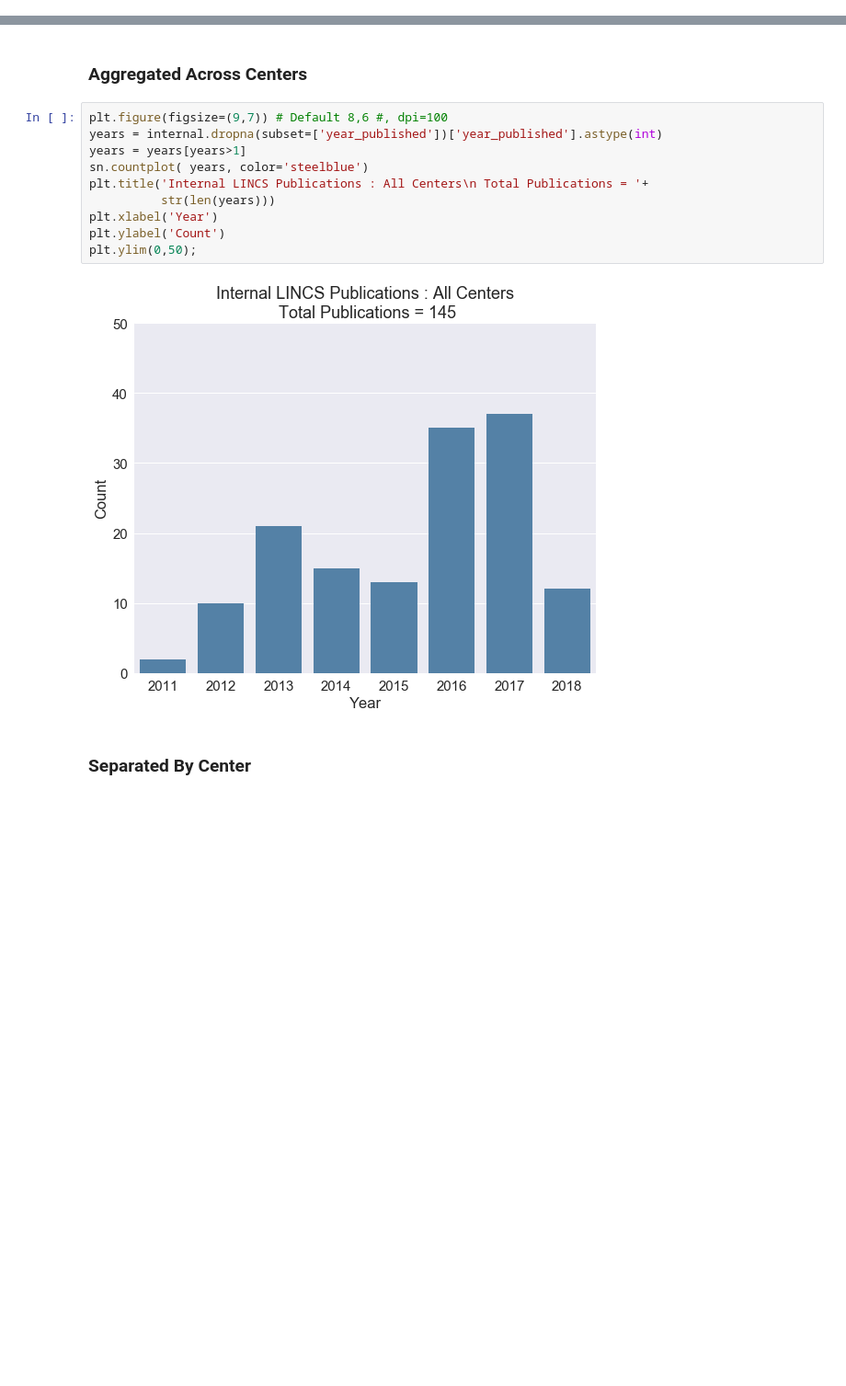
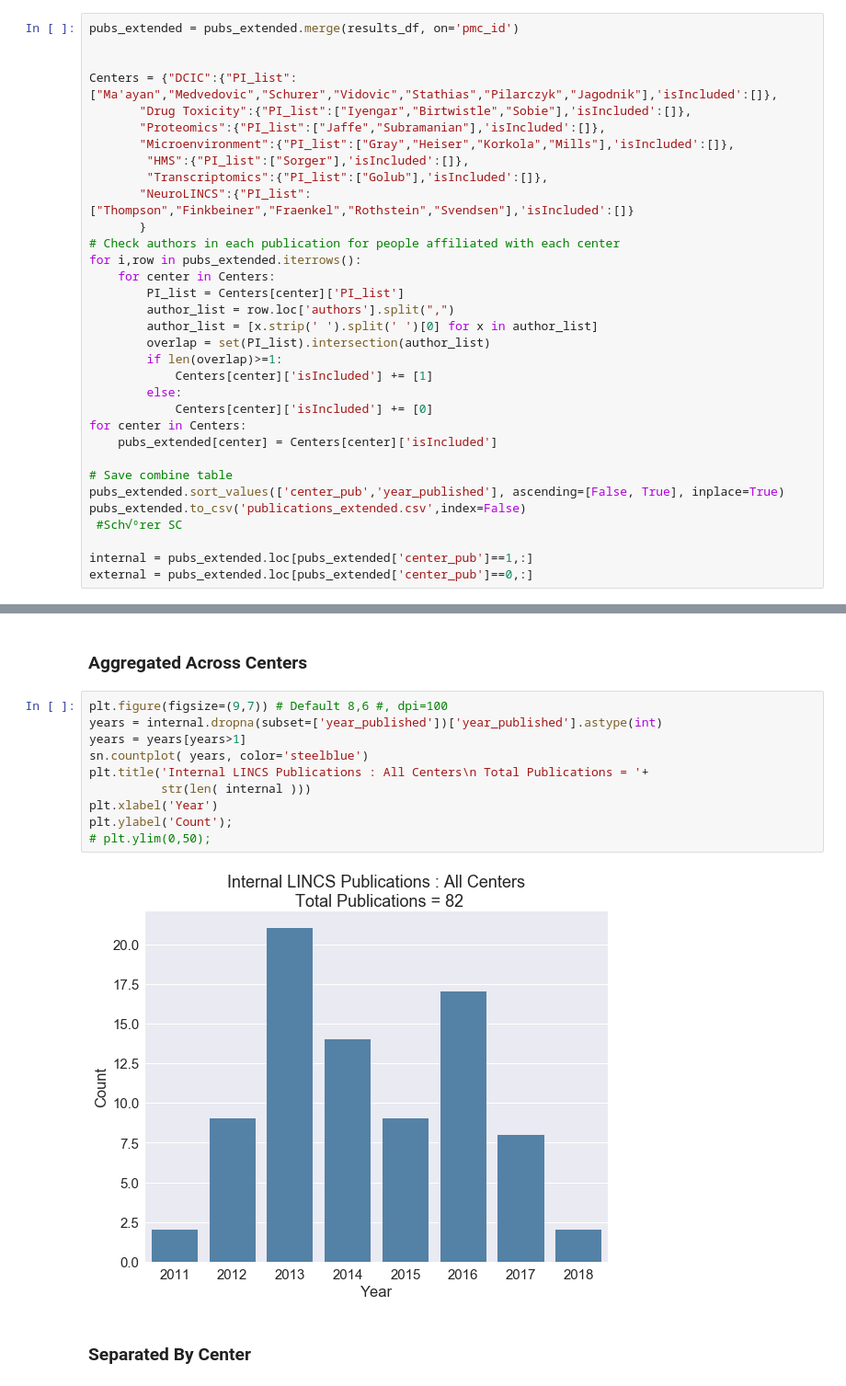
Before and after one commit to MaayanLab/LINCS-Publications-Report, a Jupyter notebook: LINCS_publications.ipynb, the cells around one changed output, grey strips where cells are left out. Shown at 92% size. Drawn from its saved outputs; the diff is of its cells as text; blank space fills up the shorter version.

Commit message:
Updated publications list

```diff
--- a/LINCS_publications.ipynb
+++ b/LINCS_publications.ipynb
@@ -155,3 +144,36 @@ def getCitations(url):
+# %%
+pubs_extended = pubs_extended.merge(results_df, on='pmc_id')
+
+
+Centers = {"DCIC":{"PI_list":["Ma'ayan","Medvedovic","Schurer","Vidovic","Stathias","Pilarczyk","Jagodnik"],'isIncluded':[]},
+       "Drug Toxicity":{"PI_list":["Iyengar","Birtwistle","Sobie"],'isIncluded':[]},
+       "Proteomics":{"PI_list":["Jaffe","Subramanian"],'isIncluded':[]},
+       "Microenvironment":{"PI_list":["Gray","Heiser","Korkola","Mills"],'isIncluded':[]},
+        "HMS":{"PI_list":["Sorger"],'isIncluded':[]},
+        "Transcriptomics":{"PI_list":["Golub"],'isIncluded':[]},
+       "NeuroLINCS":{"PI_list":["Thompson","Finkbeiner","Fraenkel","Rothstein","Svendsen"],'isIncluded':[]}
+       }
+# Check authors in each publication for people affiliated with each center
+for i,row in pubs_extended.iterrows():
+    for center in Centers:
+        PI_list = Centers[center]['PI_list']
+        author_list = row.loc['authors'].split(",")
+        author_list = [x.strip(' ').split(' ')[0] for x in author_list]
+        overlap = set(PI_list).intersection(author_list)
+        if len(overlap)>=1:
+            Centers[center]['isIncluded'] += [1]
+        else:
+            Centers[center]['isIncluded'] += [0]
+for center in Centers:
+    pubs_extended[center] = Centers[center]['isIncluded']
+
+# Save combine table
+pubs_extended.sort_values(['center_pub','year_published'], ascending=[False, True], inplace=True)
+pubs_extended.to_csv('publications_extended.csv',index=False)
+ #Sch√ºrer SC
+
+internal = pubs_extended.loc[pubs_extended['center_pub']==1,:]
+external = pubs_extended.loc[pubs_extended['center_pub']==0,:]
 # %% [markdown]
 ## Internal LINCS Publications
 # %% [markdown]
@@ -159,15 +181,15 @@ def getCitations(url):
 # %%
 plt.figure(figsize=(9,7)) # Default 8,6 #, dpi=100
 years = internal.dropna(subset=['year_published'])['year_published'].astype(int)
 years = years[years>1]
 sn.countplot( years, color='steelblue')
 plt.title('Internal LINCS Publications : All Centers\n Total Publications = '+
-          str(len(years)))
+          str(len( internal )))
 plt.xlabel('Year')
-plt.ylabel('Count')
-plt.ylim(0,50);
+plt.ylabel('Count');
+# plt.ylim(0,50);
 # %% [output]
-[figure, old version]
+[figure, new version]
 # %% [markdown]
 ### Separated By Center
 # %%
```
Also changed, not shown: parts of 8 cells of this notebook, 12 other files.
